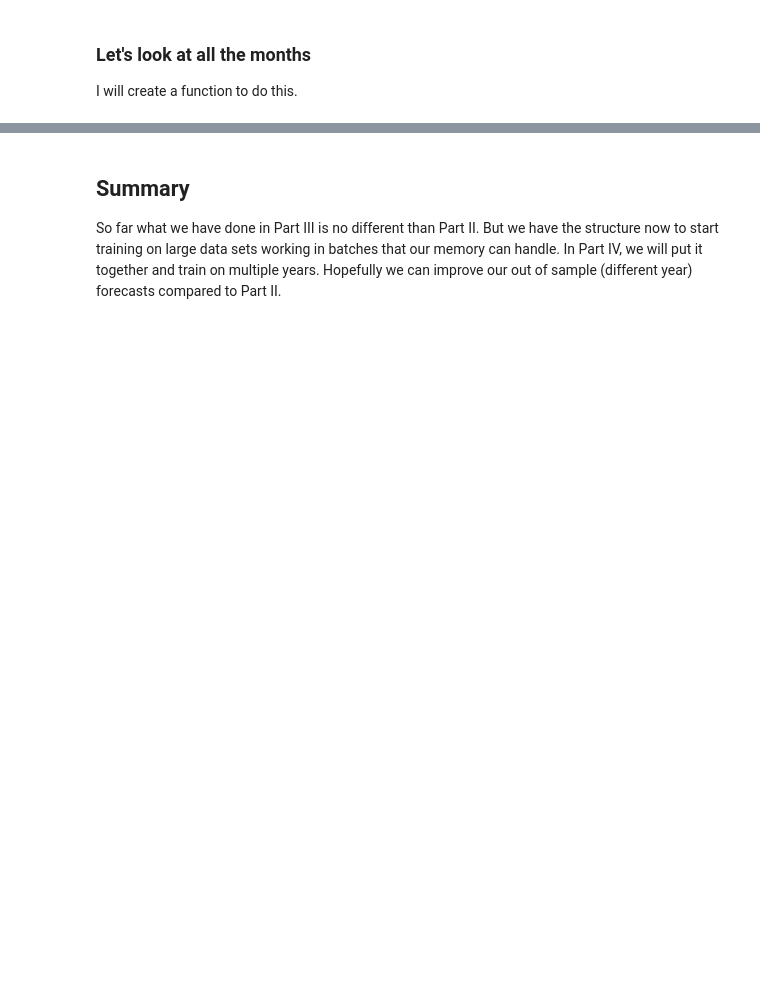
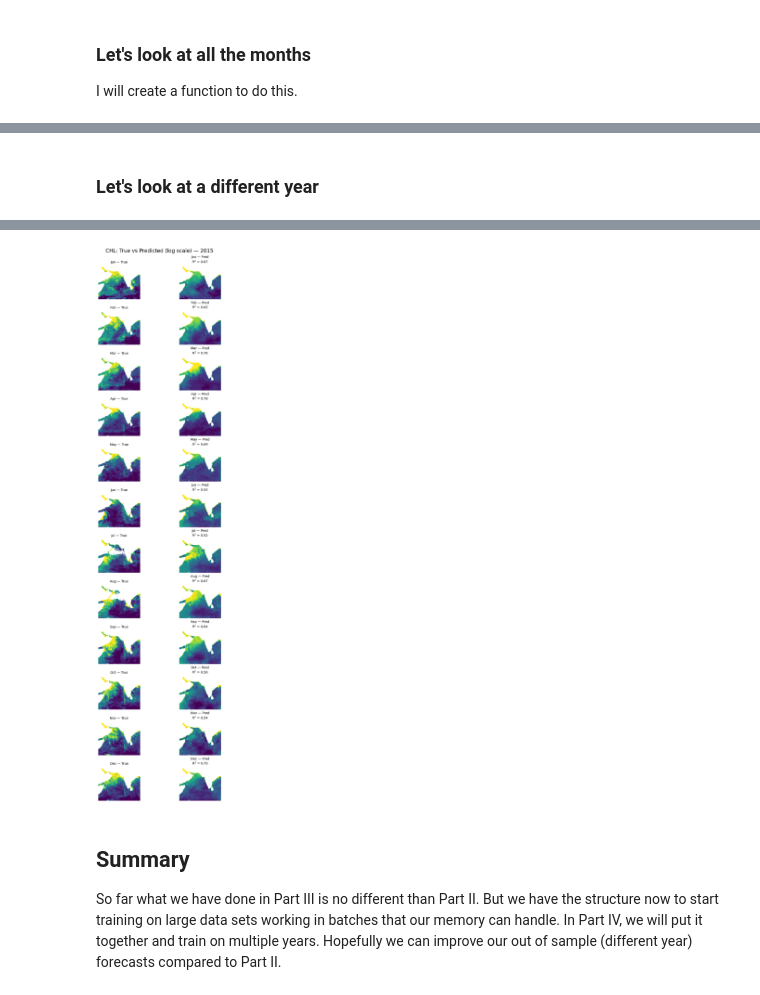
Before and after one commit to ocean-satellite-tools/mind-the-chl-gap, a Jupyter notebook: book/notebooks/CHL_prediction_CNN_Part_3.ipynb, the cells around one changed output, grey strips where cells are left out. Drawn from its saved outputs; the diff is of its cells as text; code cells hidden in the pictures; blank space fills up the shorter version.

```diff
--- a/book/notebooks/CHL_prediction_CNN_Part_3.ipynb
+++ b/book/notebooks/CHL_prediction_CNN_Part_3.ipynb
@@ -701,0 +695,5 @@ plot_true_vs_predicted(dataset, "2020", model, X_mean, X_std, num_var, cat_var)
+# %% [markdown]
+### Let's look at a different year
+# %%
+plot_true_vs_predicted(dataset, "2015", model, X_mean, X_std, num_var, cat_var)
+# %% [output]
@@ -702,3 +712,4 @@ plot_true_vs_predicted(dataset, "2020", model, X_mean, X_std, num_var, cat_var)
+[figure, added]
 # %% [markdown]
 ## Summary
 
```
Also changed, not shown: parts of 19 cells of this notebook, 2 other files.
